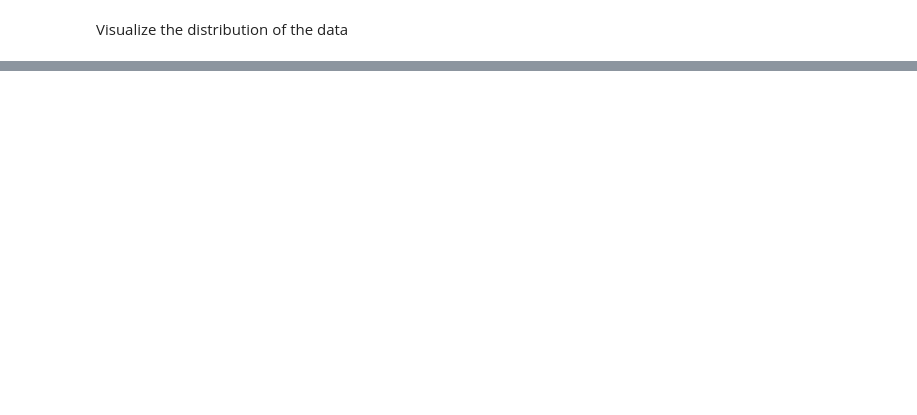
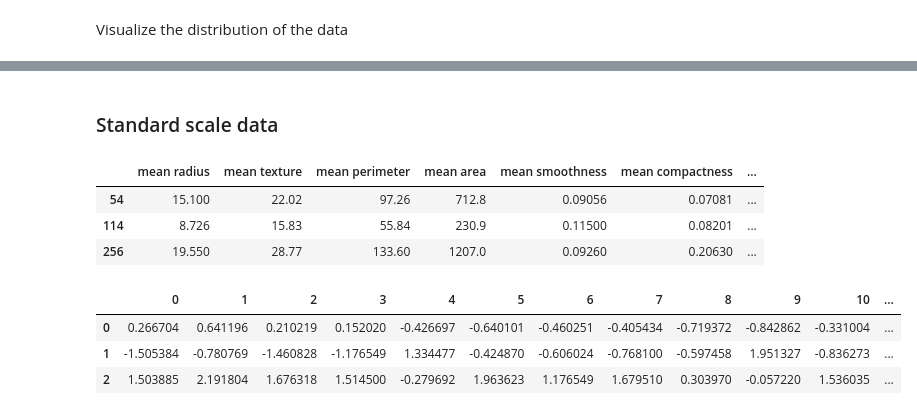
Before and after one commit to Henrik-Kowalkowski/py_breast_cancer, a Jupyter notebook: py_breast_cancer.ipynb, the cells around one changed output, grey strips where cells are left out. Drawn from its saved outputs; the diff is of its cells as text; code cells hidden in the pictures; blank space fills up the shorter version.

```diff
--- a/py_breast_cancer.ipynb
+++ b/py_breast_cancer.ipynb
@@ -14,3 +8,29 @@ import pandas as pd
+# %%
+# utils
+from IPython.display import display
+
+# data manipulation
+import numpy as np
+import pandas as pd
+
+# plotting
+import matplotlib.pyplot as plt
+import seaborn as sns
+
+# data
+from sklearn.datasets import load_breast_cancer
+
+# modeling
+from sklearn.preprocessing import StandardScaler
+from sklearn.model_selection import train_test_split, KFold, cross_val_score, GridSearchCV
+from sklearn.neighbors import KNeighborsClassifier
+from sklearn.linear_model import LogisticRegressionCV
+
+# performance
+from sklearn.metrics import classification_report, roc_curve, RocCurveDisplay, auc, confusion_matrix
+
+# set options
+pd.set_option("max_columns", 60)
 # %% [markdown]
 View the components of the sklearn dataset
 # %%
@@ -80,0 +139,17 @@ plt.show()
+# %% [markdown]
+### Standard scale data
+# %%
+scaler = StandardScaler()
+X_train_scale = scaler.fit_transform(X_train)
+X_test_scale = scaler.fit_transform(X_test)
+
+display(X_train.head(3), pd.DataFrame(X_train_scale).head(3))
+# %% [output]
+|  | mean radius | mean texture | mean perimeter | mean area | mean smoothness | mean compactness | ... |
+| 54 | 15.100 | 22.02 | 97.26 | 712.8 | 0.09056 | 0.07081 | ... |
+| 114 | 8.726 | 15.83 | 55.84 | 230.9 | 0.11500 | 0.08201 | ... |
+| 256 | 19.550 | 28.77 | 133.60 | 1207.0 | 0.09260 | 0.20630 | ... |
+|  | 0 | 1 | 2 | 3 | 4 | 5 | 6 | 7 | 8 | 9 | 10 | ... |
+| 0 | 0.266704 | 0.641196 | 0.210219 | 0.152020 | -0.426697 | -0.640101 | -0.460251 | -0.405434 | -0.719372 | -0.842862 | -0.331004 | ... |
+| 1 | -1.505384 | -0.780769 | -1.460828 | -1.176549 | 1.334477 | -0.424870 | -0.606024 | -0.768100 | -0.597458 | 1.951327 | -0.836273 | ... |
+| 2 | 1.503885 | 2.191804 | 1.676318 | 1.514500 | -0.279692 | 1.963623 | 1.176549 | 1.679510 | 0.303970 | -0.057220 | 1.536035 | ... |
```
Also changed, not shown: parts of 54 cells of this notebook.
